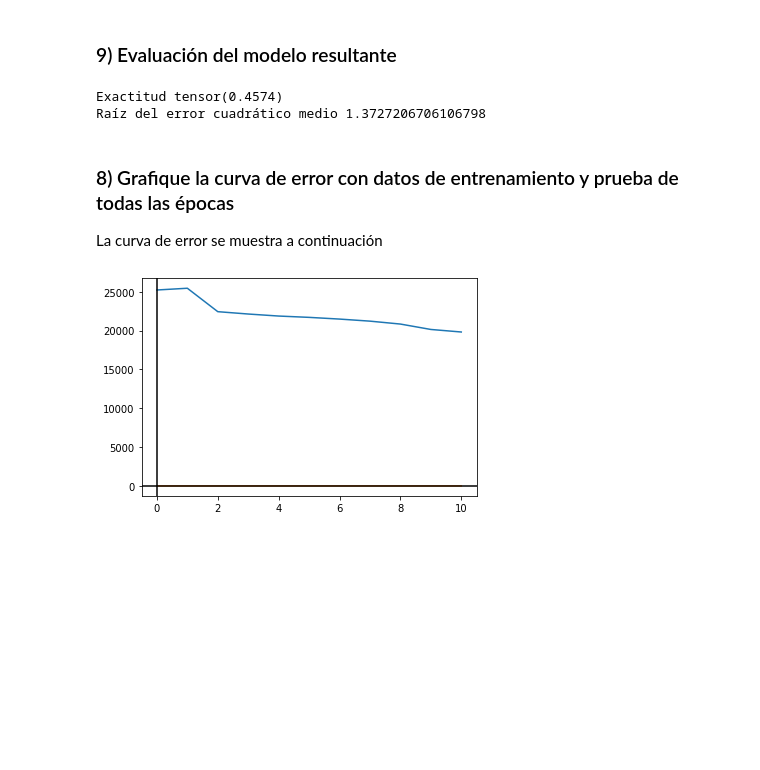
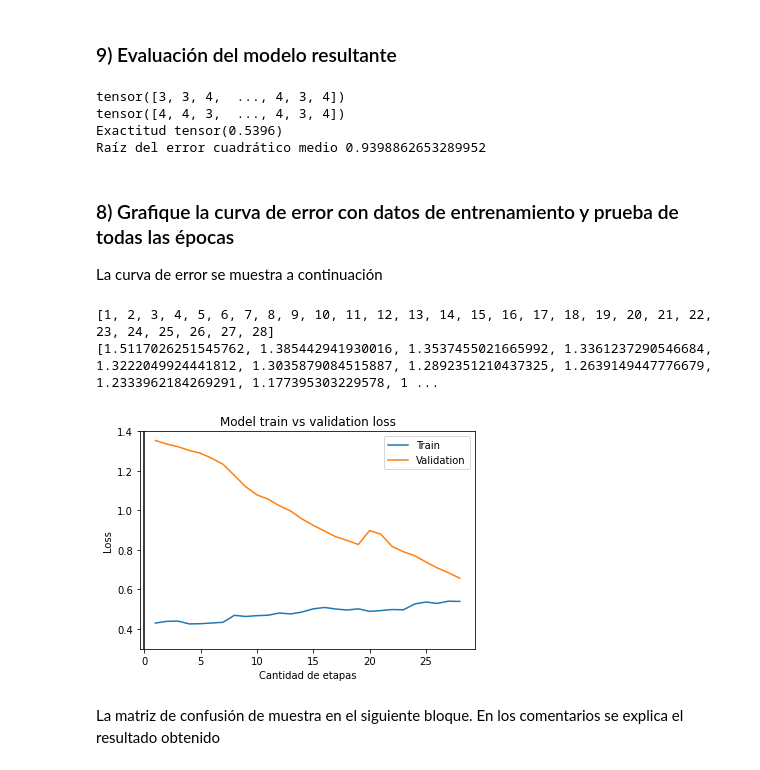
Before and after one commit to juanignava/AI.Project3, a Jupyter notebook: Tarea3-Parte2v2.ipynb, the cells around one changed output. Cells and saved outputs as stored; diff of their text form; code cells hidden in the pictures; blank space fills up the shorter version.

```diff
--- a/Tarea3-Parte2v2.ipynb
+++ b/Tarea3-Parte2v2.ipynb
@@ -321,32 +368,53 @@ train loss 1.294, val loss 1.318, val accuracy 0.455, and val rmse 1.535
 ### 9) Evaluación del modelo resultante
 # %%
 # Validación del modelo
-average_loss, accuracy, average_rmse = validation_metrics (model_fixed, val_dl)
+average_loss, accuracy, average_rmse, y, pred = validation_metrics (model_fixed, val_dl)
 
 print ("Exactitud", accuracy)
 print("Raíz del error cuadrático medio", average_rmse)
 # %% [output]
-Exactitud tensor(0.4574)
-Raíz del error cuadrático medio 1.3727206706106798
+tensor([3, 3, 4,  ..., 4, 3, 4])
+tensor([4, 4, 3,  ..., 4, 3, 4])
+Exactitud tensor(0.5396)
+Raíz del error cuadrático medio 0.9398862653289952
 # %% [markdown]
 ### 8) Grafique la curva de error con datos de entrenamiento y prueba de todas las épocas
 
 La curva de error se muestra a continuación
 # %%
-x = range(0, 11)
+x = []
+
+for i in range(28):
+    x.append(i+1)
+
+print(x)
+print(gen_train_loss)
 
 # Graficar ambas funciones
-pyplot.plot(x, gen_train_loss)
-pyplot.plot(x, gen_val_loss)
+pyplot.plot(x, gen_val_acc[2:], label = "Train")
+pyplot.plot(x, gen_train_loss[2:], label = "Validation")
+
+
+pyplot.legend()
+
 
 # Establecer el color de los ejes.
 pyplot.axhline(0, color="black")
 pyplot.axvline(0, color="black")
+
+pyplot.title("Model train vs validation loss")
+
 # Limitar los valores de los ejes.
 #pyplot.xlim(-10, 10)
-#pyplot.ylim(-10, 10)
+pyplot.ylim(0.3, 1.4)
+pyplot.xlabel("Cantidad de etapas")
+pyplot.ylabel("Loss")
 # Guardar gráfico como imágen PNG.
 # Mostrarlo.
 pyplot.show()
 # %% [output]
+[1, 2, 3, 4, 5, 6, 7, 8, 9, 10, 11, 12, 13, 14, 15, 16, 17, 18, 19, 20, 21, 22, 23, 24, 25, 26, 27, 28]
+[1.5117026251545762, 1.385442941930016, 1.3537455021665992, 1.3361237290546684, 1.3222049924441812, 1.3035879084515887, 1.2892351210437325, 1.2639149447776679, 1.2333962184269291, 1.177395303229578, 1 ...
-[figure, old version]
+[figure, new version]
+# %% [markdown]
+La matriz de confusión de muestra en el siguiente bloque. En los comentarios se explica el resultado obtenido
```
Also changed, not shown: parts of 4 cells of this notebook.
